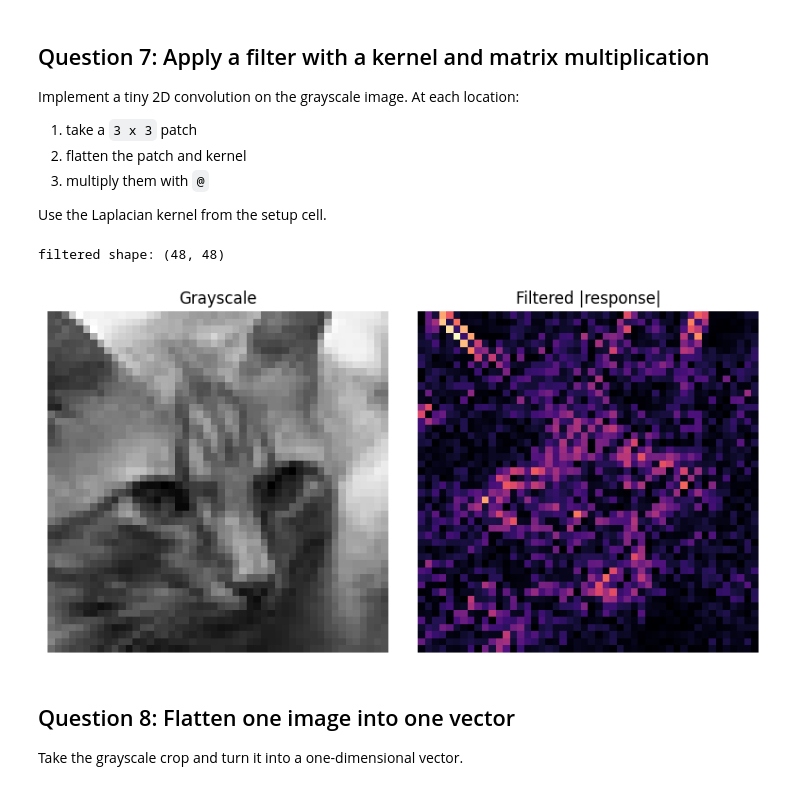
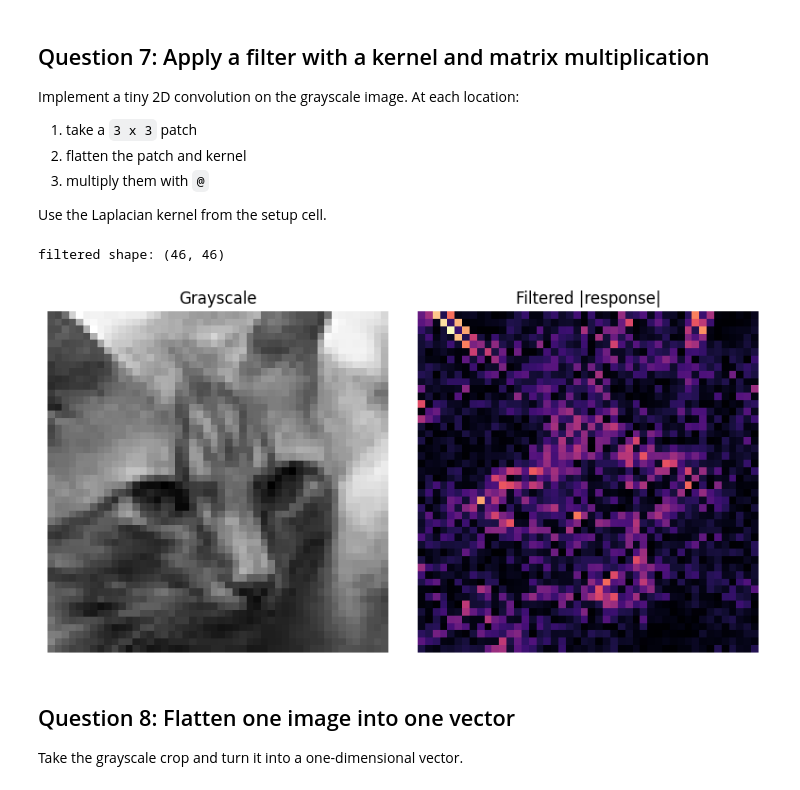
Before and after one commit to vgu-dsai-2026/lab-1-numpy-BrookLyn-98, a Jupyter notebook: notebook.ipynb, the cells around one changed output. Drawn from its saved outputs; the diff is of its cells as text; code cells hidden in the pictures.

```diff
--- a/notebook.ipynb
+++ b/notebook.ipynb
@@ -342,43 +342,40 @@ EDGE_KERNEL = np.array(
         [1, -4, 1],
         [0, 1, 0],
     ],
     dtype=np.float32,
 )
 
 
 def convolve2d_matmul(image_gray: np.ndarray, kernel: np.ndarray) -> np.ndarray:
 
     # TODO: slide the kernel over the image and use @ on flattened patches and the flattened kernel (or sum of elementwise products) to compute the response at each location.
     H, W = image_gray.shape
-    kH, kW = kernel.shape
-    pad_h = kH // 2
-    pad_w = kW // 2
-    image_padded = np.pad(image_gray, ((pad_h, pad_h), (pad_w, pad_w)), mode="edge")
-    output = np.zeros_like(image_gray, dtype=np.float32)
+
+    output = np.zeros((H-2, W-2), dtype=np.float32)
     kernel_flat = kernel.flatten()
-    for i in range(H):
-        for j in range(W):
-            patch = image_padded[i : i + kH, j : j + kW].flatten()
+    for i in range(H-2):
+        for j in range(W-2):
+            patch = image_gray[i : i + 3, j : j + 3].flatten()
             output[i, j] = patch @ kernel_flat
 
     return output
     raise NotImplementedError("Apply a 2D filter with matrix multiplication.")
 
 
 sample_filtered = convolve2d_matmul(sample_gray, EDGE_KERNEL)
 print("filtered shape:", sample_filtered.shape)
 fig, axes = plt.subplots(1, 2, figsize=(8, 4))
 axes[0].imshow(sample_gray, cmap="gray")
 axes[0].set_title("Grayscale")
 axes[0].axis("off")
 axes[1].imshow(np.abs(sample_filtered), cmap="magma")
 axes[1].set_title("Filtered |response|")
 axes[1].axis("off")
 fig.tight_layout()
 plt.show()
 # %% [output]
-filtered shape: (48, 48)
+filtered shape: (46, 46)
-[figure, old version]
+[figure, new version]
 # %% [markdown]
 ## Question 8: Flatten one image into one vector
 
```
Also changed, not shown: parts of 2 cells of this notebook.
